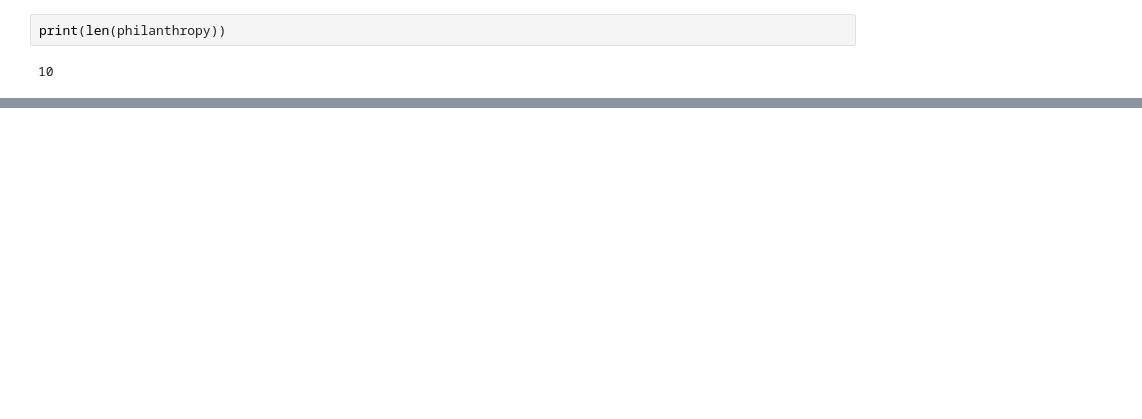
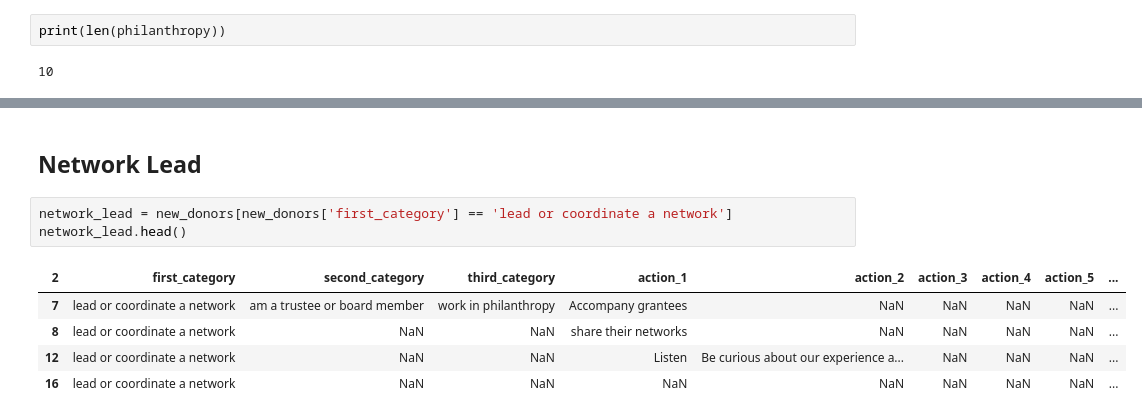
Before and after one commit to alliajagbe/sentiment-analysis, a Jupyter notebook: donor_roles.ipynb, the cells around one changed output, grey strips where cells are left out. Drawn from its saved outputs; the diff is of its cells as text; blank space fills up the shorter version.

Commit message:
network df

```diff
--- a/donor_roles.ipynb
+++ b/donor_roles.ipynb
@@ -114,0 +124,11 @@ print(len(philanthropy))
+# %% [markdown]
+## Network Lead
+# %%
+network_lead = new_donors[new_donors['first_category'] == 'lead or coordinate a network']
+network_lead.head()
+# %% [output]
+| 2 | first_category | second_category | third_category | action_1 | action_2 | action_3 | action_4 | action_5 | ... |
+| 7 | lead or coordinate a network | am a trustee or board member | work in philanthropy | Accompany grantees | NaN | NaN | NaN | NaN | ... |
+| 8 | lead or coordinate a network | NaN | NaN | share their networks | NaN | NaN | NaN | NaN | ... |
+| 12 | lead or coordinate a network | NaN | NaN | Listen | Be curious about our experience a... | NaN | NaN | NaN | ... |
+| 16 | lead or coordinate a network | NaN | NaN | NaN | NaN | NaN | NaN | NaN | ... |
```
Also changed, not shown: parts of 1 cell of this notebook.
